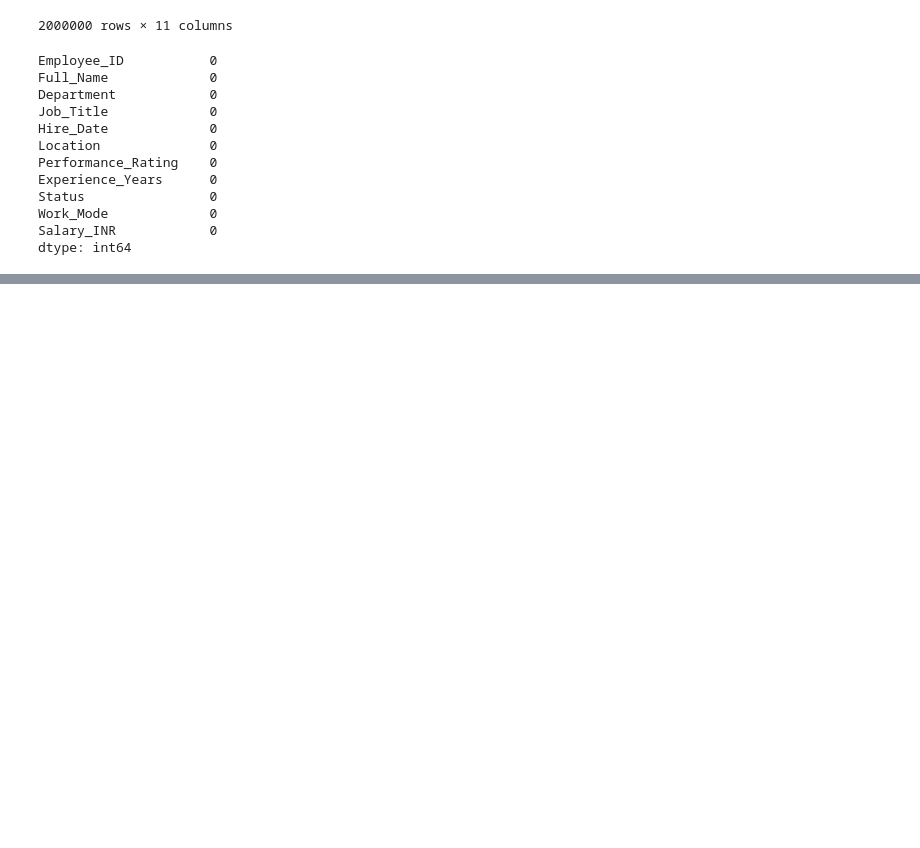
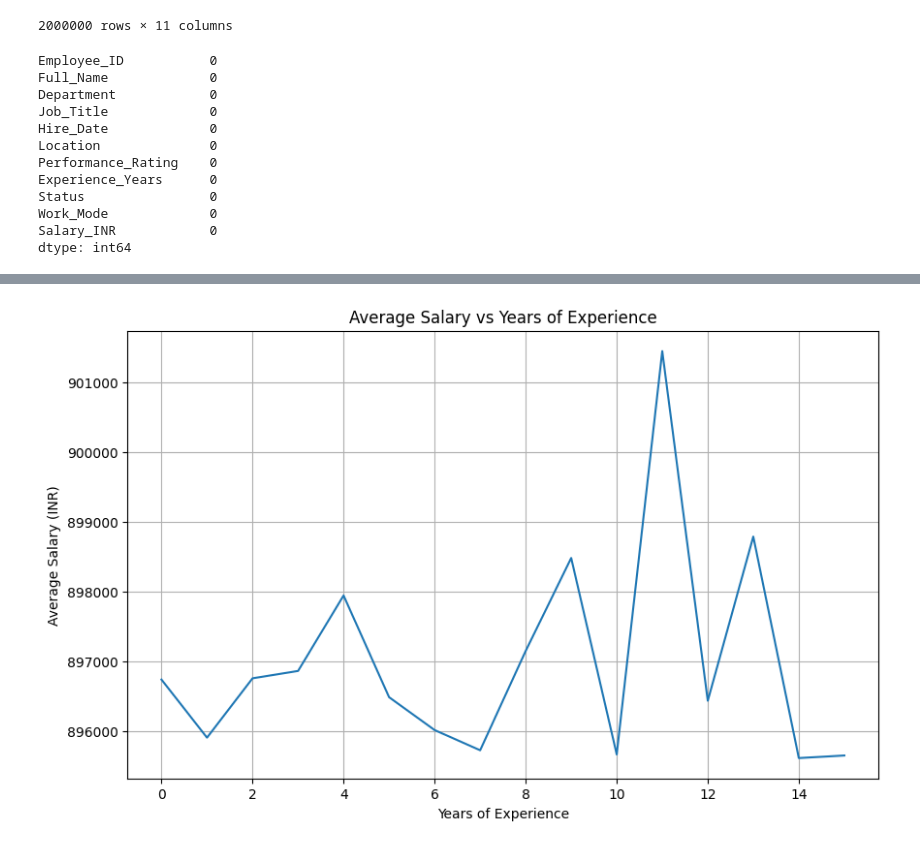
Before and after one commit to SirT17/Amazon_Sales, a Jupyter notebook: HR_Report.ipynb, the cells around one changed output, grey strips where cells are left out. Cells and saved outputs as stored; diff of their text form; code cells hidden in the pictures; blank space fills up the shorter version.

```diff
--- a/HR_Report.ipynb
+++ b/HR_Report.ipynb
@@ -55,5 +31,5 @@ import matplotlib.pyplot as plt
 # %%
-company_data = pd.read_csv('archive (3).zip').drop('Unnamed: 0', axis=1)
+company_data = pd.read_csv('hr_data.zip').drop('Unnamed: 0', axis=1)
 company_data
 # %% [output]
 |  | Employee_ID | Full_Name | Department | Job_Title | Hire_Date | Location | Performance_Rating | ... |
@@ -97,0 +168,3 @@ Name: Status, dtype: float64
+# %%
+exp_vs_salary = company_data.groupby('Experience_Years')['Salary_INR'].mean().round(2)
+exp_vs_salary
@@ -97,0 +190,10 @@ Name: Status, dtype: float64
+# %%
+plt.figure(figsize=(10, 6))
+plt.plot(exp_vs_salary.index, exp_vs_salary.values)
+plt.title('Average Salary vs Years of Experience')
+plt.xlabel('Years of Experience')
+plt.ylabel('Average Salary (INR)')
+plt.grid(True)
+plt.show()
+# %% [output]
+[figure, added]
```
Also changed, not shown: parts of 15 cells of this notebook, 6 other files.
